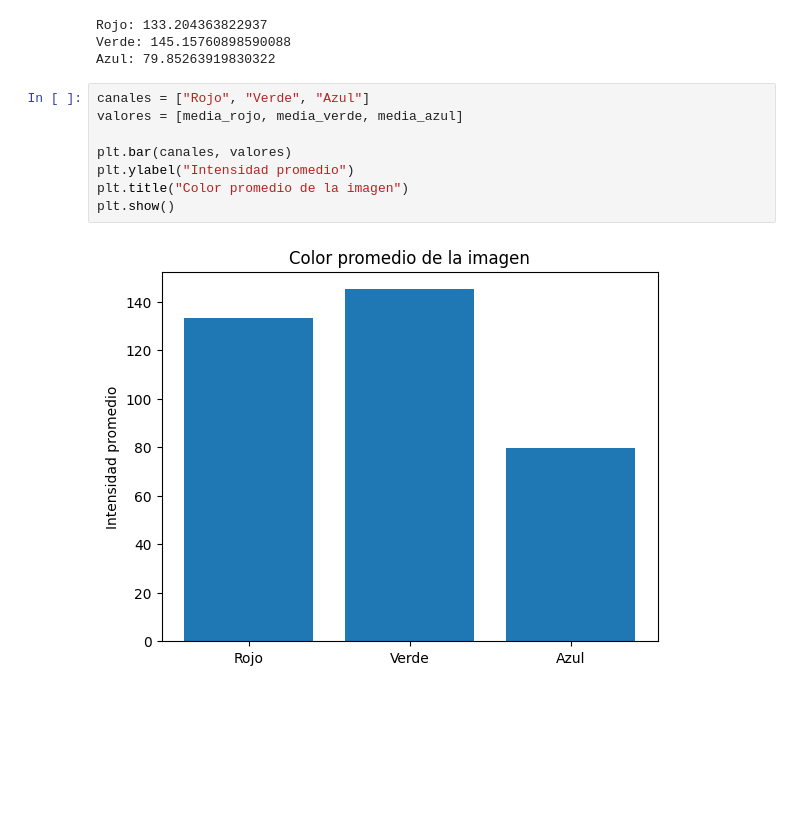
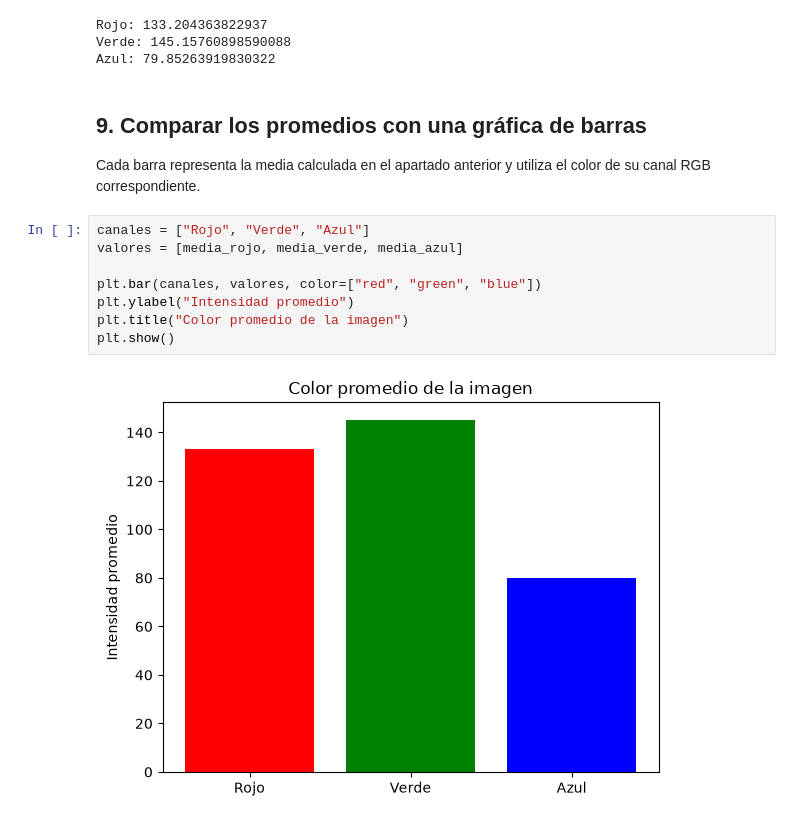
Before and after one commit to cesar2601067-cmd/numpy, a Jupyter notebook: 2_ejercicios.ipynb, the cells around one changed output. Drawn from its saved outputs; the diff is of its cells as text; blank space fills up the shorter version.

```diff
--- a/2_ejercicios.ipynb
+++ b/2_ejercicios.ipynb
@@ -74,13 +112,17 @@ print("Azul:", media_azul)
 Rojo: 133.204363822937
 Verde: 145.15760898590088
 Azul: 79.85263919830322
+# %% [markdown]
+## 9. Comparar los promedios con una gráfica de barras
+
+Cada barra representa la media calculada en el apartado anterior y utiliza el color de su canal RGB correspondiente.
 # %%
 canales = ["Rojo", "Verde", "Azul"]
 valores = [media_rojo, media_verde, media_azul]
 
-plt.bar(canales, valores)
+plt.bar(canales, valores, color=["red", "green", "blue"])
 plt.ylabel("Intensidad promedio")
 plt.title("Color promedio de la imagen")
 plt.show()
 # %% [output]
-[figure, old version]
+[figure, new version]
```
Also changed, not shown: parts of 20 cells of this notebook, 2 other files.
